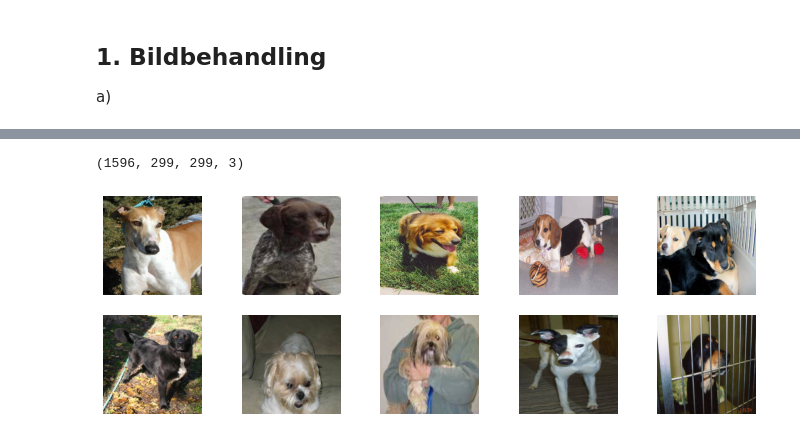
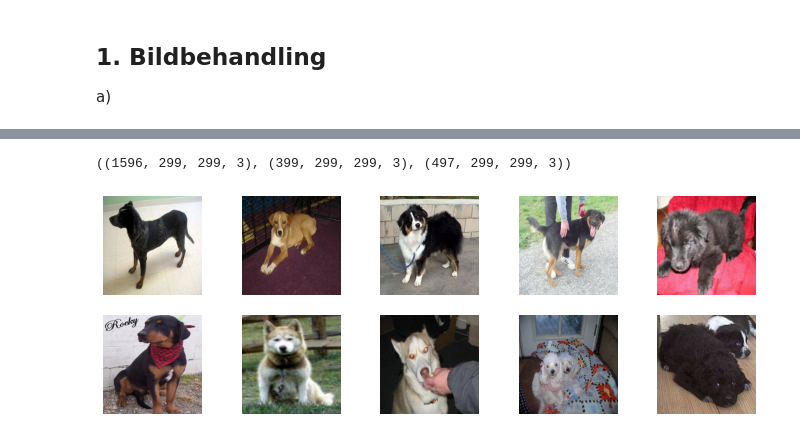
Before and after one commit to Lelelass/Deep-Learning-21, a Jupyter notebook: Labb/lab.ipynb, the cells around one changed output, grey strips where cells are left out. Saved outputs shown, nothing was run; the diff lists cells and outputs as text; code cells hidden in the pictures.

```diff
--- a/Labb/lab.ipynb
+++ b/Labb/lab.ipynb
@@ -115,0 +77,17 @@ sns.jointplot(data=train_pictures_one_hot_with_dim, x='width', y='height')
+# %%
+small_sets = [small_train_filenames, small_val_filenames, small_test_filenames]
+
+for set in small_sets:
+    set.reset_index(inplace=True)
+
+
+small_train_dimesions_df = pd.DataFrame(small_train_sizes, columns =['height', 'width'])
+small_train_with_dims = pd.concat([small_train_filenames, small_train_dimesions_df], axis = 1)
+
+small_val_dimesions_df = pd.DataFrame(small_val_sizes, columns =['height', 'width'])
+small_val_with_dims = pd.concat([small_val_filenames, small_val_dimesions_df], axis = 1)
+
+small_test_dimesions_df = pd.DataFrame(small_test_sizes, columns =['height', 'width'])
+small_test_with_dims = pd.concat([small_test_filenames, small_test_dimesions_df], axis = 1)
+
+len(small_train_with_dims), len(small_val_with_dims), len(small_test_with_dims)
@@ -148,0 +112,8 @@ train_pictures_filenames_cleaned
+# %%
+condition = 'height <100 and width <100'
+too_small_pics_train = small_train_with_dims.query(condition)
+too_small_pics_val = small_val_with_dims.query(condition)
+too_small_pics_test = small_test_with_dims.query(condition)
+
+too_small_pics = too_small_pics_train, too_small_pics_val, too_small_pics_test
+too_small_pics_train
@@ -148,0 +126,8 @@ train_pictures_filenames_cleaned
+# %%
+small_train_with_dims.drop(too_small_pics_train.index, axis = 0, inplace = True)
+small_val_with_dims.drop(too_small_pics_val.index, axis = 0, inplace = True)
+small_test_with_dims.drop(too_small_pics_test.index, axis = 0, inplace = True)
+
+
+
+small_test_with_dims
@@ -149,14 +148,16 @@ train_pictures_filenames_cleaned
 # %%
 from image_operations import read_and_resize_images
-data = read_and_resize_images(train_pictures_filenames_cleaned, original_train_dir,(299,299))
+X_train_small = read_and_resize_images(small_train_with_dims, original_train_dir,(299,299))
+X_train_val_small = read_and_resize_images(small_val_with_dims, original_train_dir,(299,299))
+X_train_test_small = read_and_resize_images(small_test_with_dims, original_train_dir,(299,299))
-# %%
-data.shape
-# %% [output]
-(1596, 299, 299, 3)
+# %%
+X_train_small.shape, X_train_val_small.shape, X_train_test_small.shape
+# %% [output]
+((1596, 299, 299, 3), (399, 299, 299, 3), (497, 299, 299, 3))
 # %%
 from image_operations import display_images_array
 
-display_images_array(data)
+display_images_array(X_train_val_small)
 # %% [output]
-[figure, old version]
+[figure, new version]
 # %%
```
Also changed, not shown: parts of 17 cells of this notebook.
